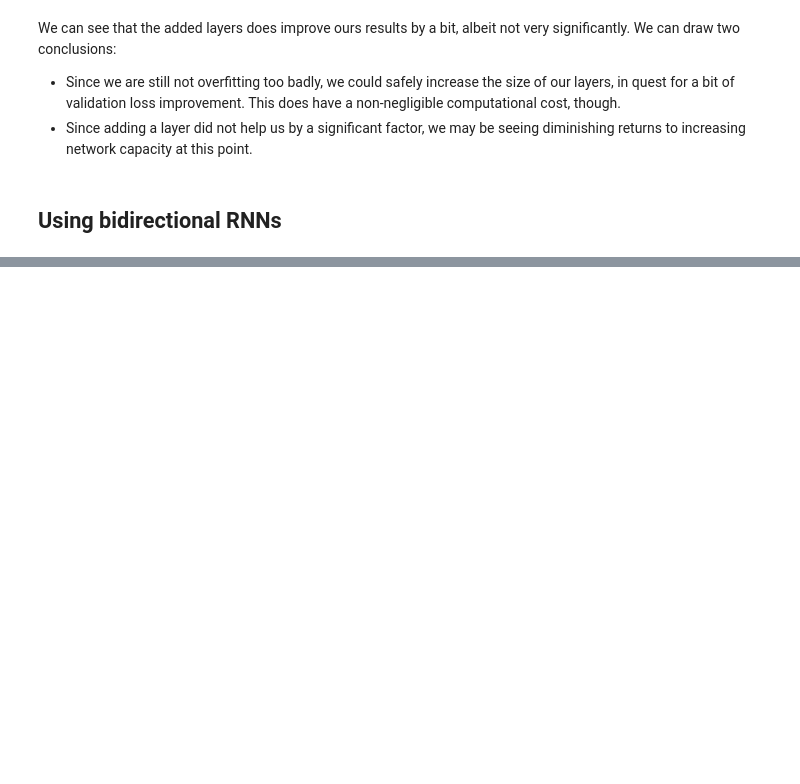
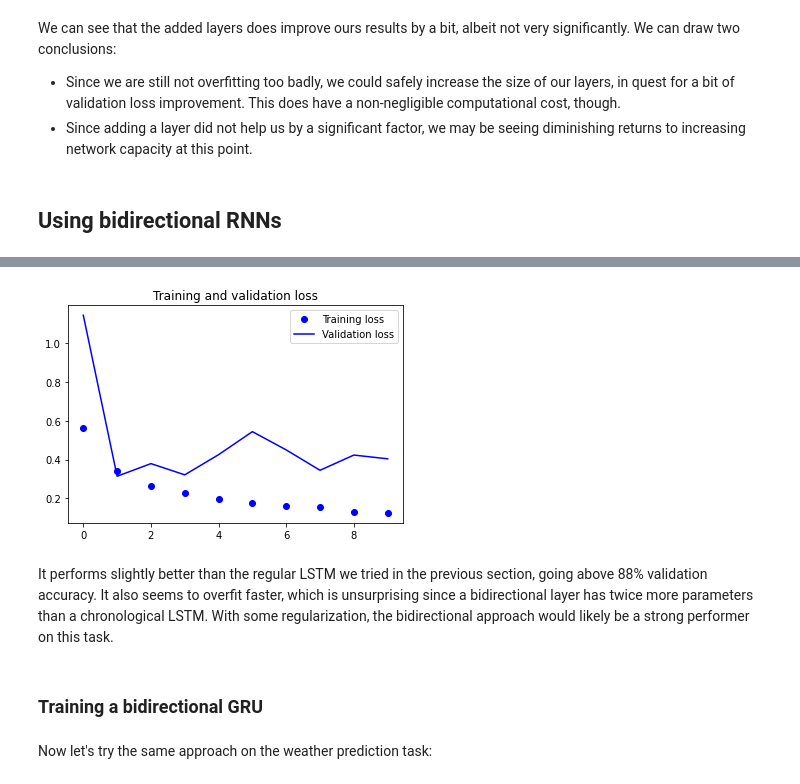
Before and after one commit to rahiakela/deep-learning-with-python-francois-chollet, a Jupyter notebook: 5_advanced_use_of_recurrent_neural_networksipynb.ipynb, the cells around one changed output, grey strips where cells are left out. Drawn from its saved outputs; the diff is of its cells as text; code cells hidden in the pictures; blank space fills up the shorter version.

```diff
--- a/5_advanced_use_of_recurrent_neural_networksipynb.ipynb
+++ b/5_advanced_use_of_recurrent_neural_networksipynb.ipynb
@@ -451,0 +609,8 @@ We can see that the added layers does improve ours results by a bit, albeit not
+# %%
+model = Sequential()
+model.add(Embedding(max_features, 32))
+model.add(Bidirectional(LSTM(32)))
+model.add(Dense(1, activation='sigmoid'))
+
+model.compile(optimizer=RMSprop(), loss='binary_crossentropy', metrics=['accuracy'])
+history = model.fit(x_train, y_train, epochs=10, batch_size=128, validation_split=0.2)
@@ -451,0 +638,22 @@ We can see that the added layers does improve ours results by a bit, albeit not
+# %%
+loss = history.history['loss']
+val_loss = history.history['val_loss']
+
+epochs = range(len(loss))
+
+plt.figure()
+
+plt.plot(epochs, loss, 'bo', label='Training loss')
+plt.plot(epochs, val_loss, 'b', label='Validation loss')
+plt.title('Training and validation loss')
+plt.legend()
+
+plt.show()
+# %% [output]
+[figure, added]
+# %% [markdown]
+It performs slightly better than the regular LSTM we tried in the previous section, going above 88% validation accuracy. It also seems to overfit faster, which is unsurprising since a bidirectional layer has twice more parameters than a chronological LSTM. With some regularization, the bidirectional approach would likely be a strong performer on this task.
+# %% [markdown]
+### Training a bidirectional GRU
+# %% [markdown]
+Now let's try the same approach on the weather prediction task:
```
Also changed, not shown: parts of 29 cells of this notebook.
